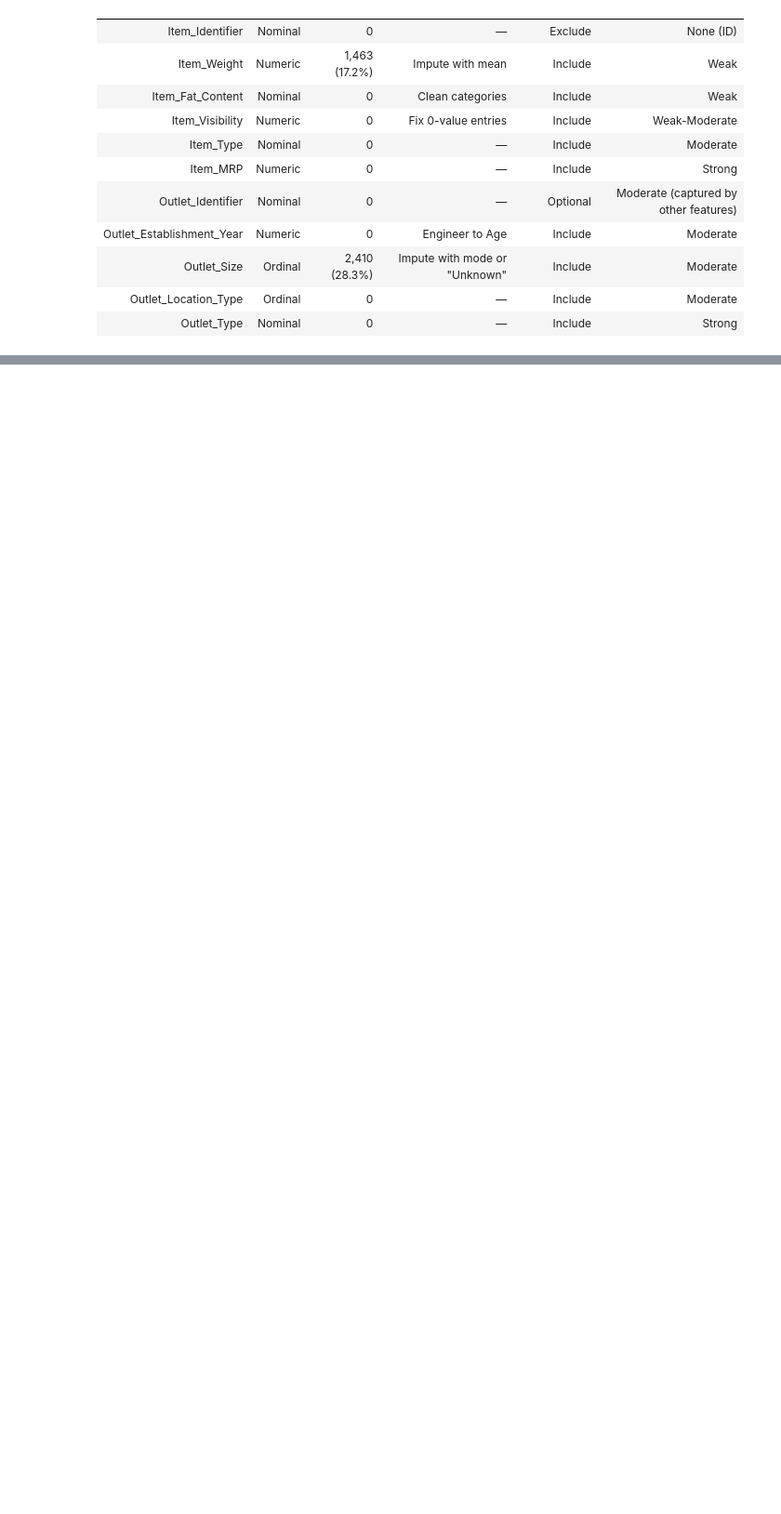
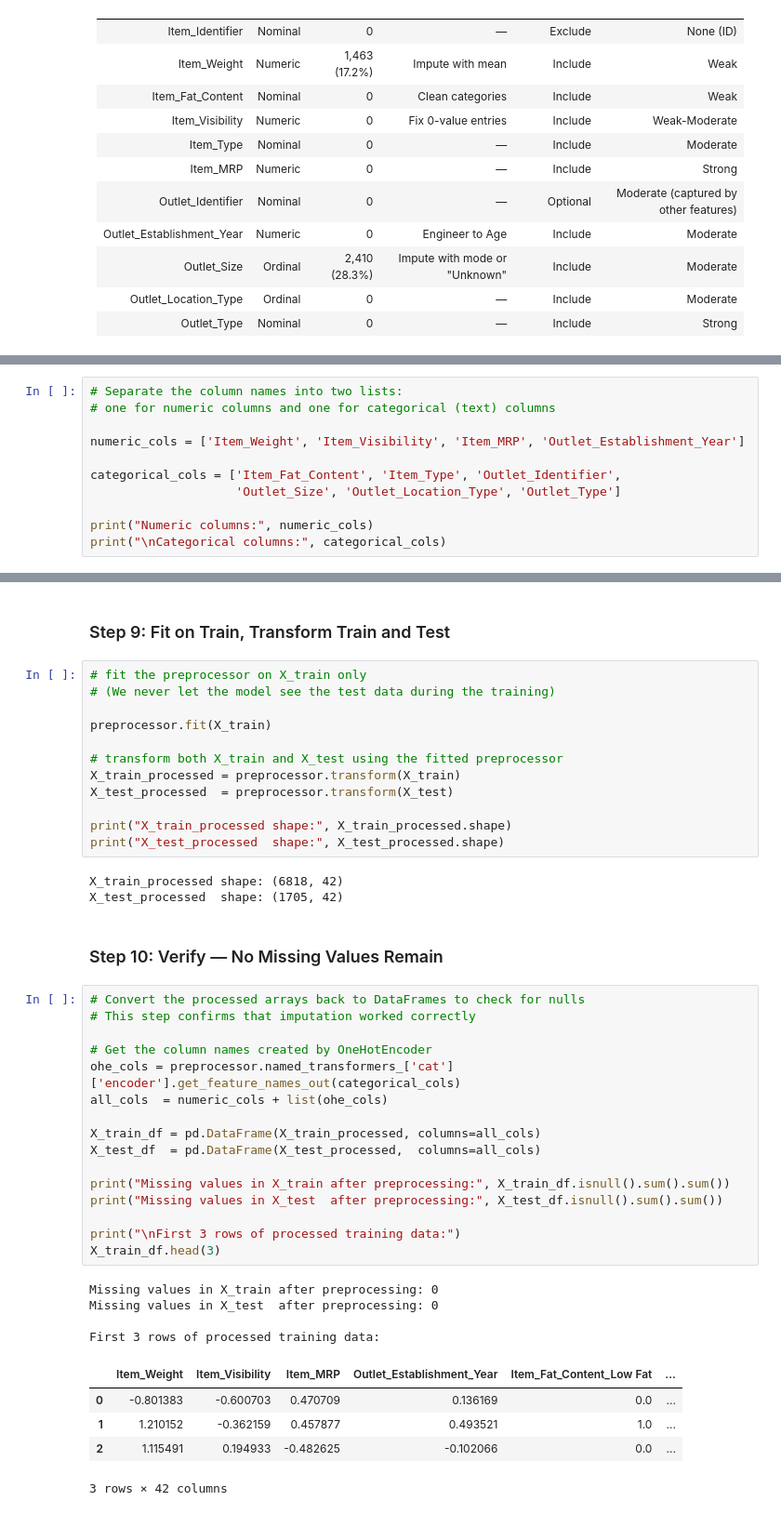
Before and after one commit to ayaaqais/Prediction-of-product-sales-, a Jupyter notebook: prediction_of_product_sale.ipynb, the cells around one changed output, grey strips where cells are left out. Shown at 93% size. Saved outputs shown, nothing was run; the diff lists cells and outputs as text; blank space fills up the shorter version.

```diff
--- a/prediction_of_product_sale.ipynb
+++ b/prediction_of_product_sale.ipynb
@@ -952,0 +1074,11 @@ Passing `palette` without assigning `hue` is deprecated and will be removed in v
+# %%
+# Separate the column names into two lists:
+# one for numeric columns and one for categorical (text) columns
+
+numeric_cols = ['Item_Weight', 'Item_Visibility', 'Item_MRP', 'Outlet_Establishment_Year']
+
+categorical_cols = ['Item_Fat_Content', 'Item_Type', 'Outlet_Identifier',
+                    'Outlet_Size', 'Outlet_Location_Type', 'Outlet_Type']
+
+print("Numeric columns:", numeric_cols)
+print("\nCategorical columns:", categorical_cols)
@@ -952,0 +1136,45 @@ Passing `palette` without assigning `hue` is deprecated and will be removed in v
+# %% [markdown]
+### Step 9: Fit on Train, Transform Train and Test
+# %%
+# fit the preprocessor on X_train only
+# (We never let the model see the test data during the training)
+
+preprocessor.fit(X_train)
+
+# transform both X_train and X_test using the fitted preprocessor
+X_train_processed = preprocessor.transform(X_train)
+X_test_processed  = preprocessor.transform(X_test)
+
+print("X_train_processed shape:", X_train_processed.shape)
+print("X_test_processed  shape:", X_test_processed.shape)
+# %% [output]
+X_train_processed shape: (6818, 42)
+X_test_processed  shape: (1705, 42)
+# %% [markdown]
+### Step 10: Verify — No Missing Values Remain
+# %%
+# Convert the processed arrays back to DataFrames to check for nulls
+# This step confirms that imputation worked correctly
+
+# Get the column names created by OneHotEncoder
+ohe_cols = preprocessor.named_transformers_['cat']['encoder'].get_feature_names_out(categorical_cols)
+all_cols  = numeric_cols + list(ohe_cols)
+
+X_train_df = pd.DataFrame(X_train_processed, columns=all_cols)
+X_test_df  = pd.DataFrame(X_test_processed,  columns=all_cols)
+
+print("Missing values in X_train after preprocessing:", X_train_df.isnull().sum().sum())
+print("Missing values in X_test  after preprocessing:", X_test_df.isnull().sum().sum())
+
+print("\nFirst 3 rows of processed training data:")
+X_train_df.head(3)
+# %% [output]
+Missing values in X_train after preprocessing: 0
+Missing values in X_test  after preprocessing: 0
+
+First 3 rows of processed training data:
+|  | Item_Weight | Item_Visibility | Item_MRP | Outlet_Establishment_Year | Item_Fat_Content_Low Fat | ... |
+| 0 | -0.801383 | -0.600703 | 0.470709 | 0.136169 | 0.0 | ... |
+| 1 | 1.210152 | -0.362159 | 0.457877 | 0.493521 | 1.0 | ... |
+| 2 | 1.115491 | 0.194933 | -0.482625 | -0.102066 | 0.0 | ... |
+3 rows × 42 columns
```
Also changed, not shown: parts of 18 cells of this notebook.
